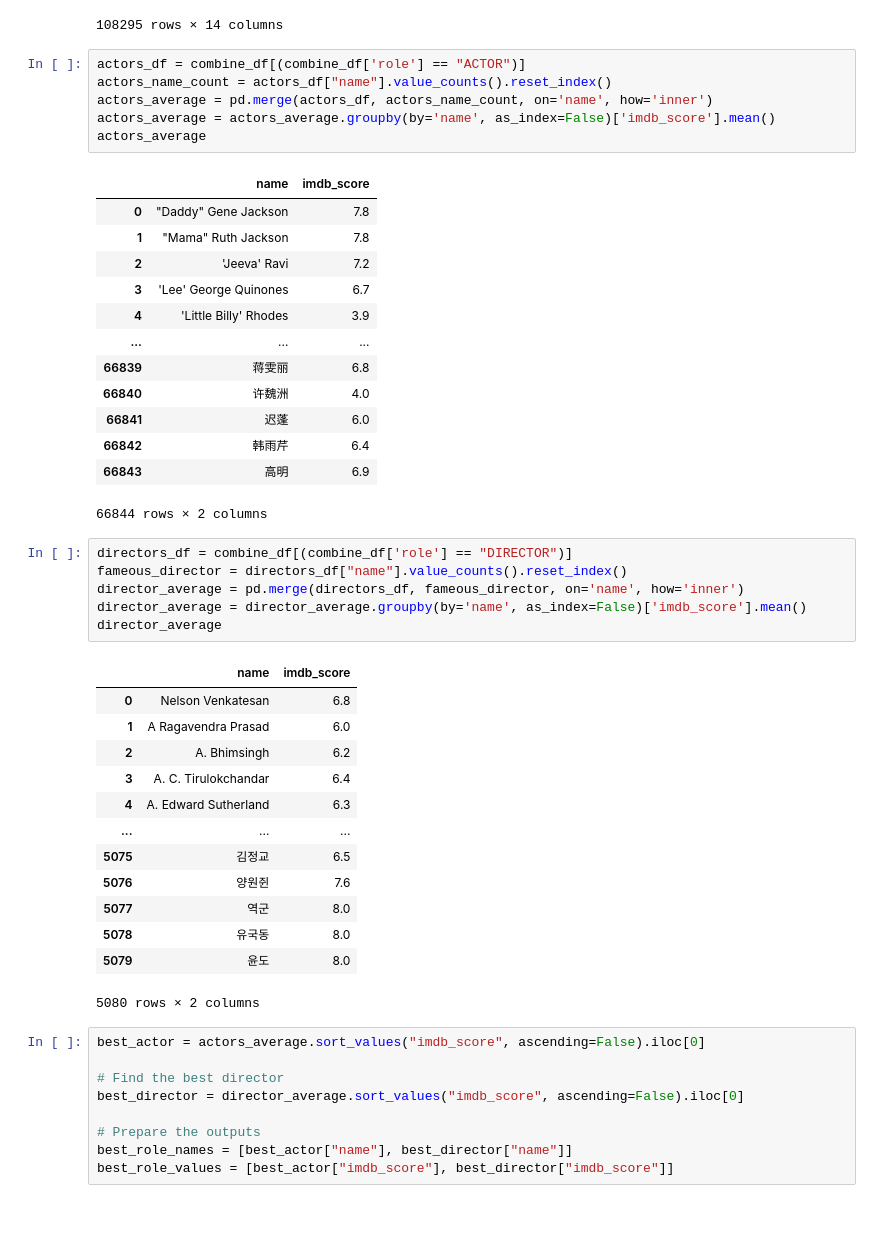
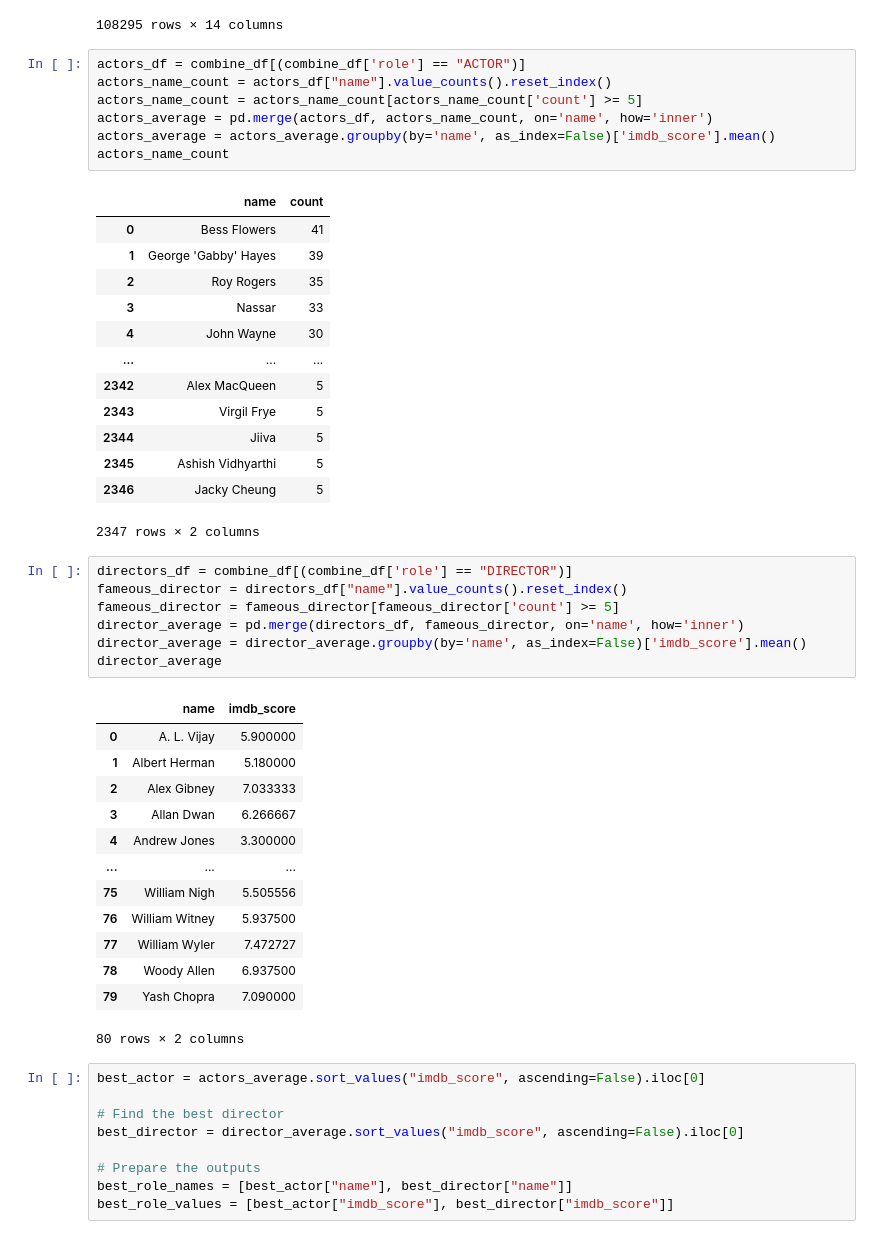
Before and after one commit to YanfuOu/CIS545, a Jupyter notebook: Yanfu_HW_1_FA2024.ipynb, the cells around one changed output. Drawn from its saved outputs; the diff is of its cells as text.

```diff
--- a/Yanfu_HW_1_FA2024.ipynb
+++ b/Yanfu_HW_1_FA2024.ipynb
@@ -1049,43 +1049,45 @@ combine_df
 # %%
 actors_df = combine_df[(combine_df['role'] == "ACTOR")]
 actors_name_count = actors_df["name"].value_counts().reset_index()
+actors_name_count = actors_name_count[actors_name_count['count'] >= 5]
 actors_average = pd.merge(actors_df, actors_name_count, on='name', how='inner')
 actors_average = actors_average.groupby(by='name', as_index=False)['imdb_score'].mean()
-actors_average
+actors_name_count
 # %% [output]
-|  | name | imdb_score |
-| 0 | "Daddy" Gene Jackson | 7.8 |
-| 1 | "Mama" Ruth Jackson | 7.8 |
-| 2 | 'Jeeva' Ravi | 7.2 |
-| 3 | 'Lee' George Quinones | 6.7 |
-| 4 | 'Little Billy' Rhodes | 3.9 |
+|  | name | count |
+| 0 | Bess Flowers | 41 |
+| 1 | George 'Gabby' Hayes | 39 |
+| 2 | Roy Rogers | 35 |
+| 3 | Nassar | 33 |
+| 4 | John Wayne | 30 |
 | ... | ... | ... |
-| 66839 | 蒋雯丽 | 6.8 |
-| 66840 | 许魏洲 | 4.0 |
-| 66841 | 迟蓬 | 6.0 |
-| 66842 | 韩雨芹 | 6.4 |
-| 66843 | 高明 | 6.9 |
+| 2342 | Alex MacQueen | 5 |
+| 2343 | Virgil Frye | 5 |
+| 2344 | Jiiva | 5 |
+| 2345 | Ashish Vidhyarthi | 5 |
+| 2346 | Jacky Cheung | 5 |
-66844 rows × 2 columns
+2347 rows × 2 columns
 # %%
 directors_df = combine_df[(combine_df['role'] == "DIRECTOR")]
 fameous_director = directors_df["name"].value_counts().reset_index()
+fameous_director = fameous_director[fameous_director['count'] >= 5]
 director_average = pd.merge(directors_df, fameous_director, on='name', how='inner')
 director_average = director_average.groupby(by='name', as_index=False)['imdb_score'].mean()
 director_average
 # %% [output]
 |  | name | imdb_score |
-| 0 | Nelson Venkatesan | 6.8 |
-| 1 | A Ragavendra Prasad | 6.0 |
-| 2 | A. Bhimsingh | 6.2 |
-| 3 | A. C. Tirulokchandar | 6.4 |
-| 4 | A. Edward Sutherland | 6.3 |
+| 0 | A. L. Vijay | 5.900000 |
+| 1 | Albert Herman | 5.180000 |
+| 2 | Alex Gibney | 7.033333 |
+| 3 | Allan Dwan | 6.266667 |
+| 4 | Andrew Jones | 3.300000 |
 | ... | ... | ... |
-| 5075 | 김정교 | 6.5 |
-| 5076 | 양원쥔 | 7.6 |
-| 5077 | 역군 | 8.0 |
-| 5078 | 유국동 | 8.0 |
-| 5079 | 윤도 | 8.0 |
+| 75 | William Nigh | 5.505556 |
+| 76 | William Witney | 5.937500 |
+| 77 | William Wyler | 7.472727 |
+| 78 | Woody Allen | 6.937500 |
+| 79 | Yash Chopra | 7.090000 |
-5080 rows × 2 columns
+80 rows × 2 columns
 # %%
 best_actor = actors_average.sort_values("imdb_score", ascending=False).iloc[0]
 
```
Also changed, not shown: parts of 3 cells of this notebook.
